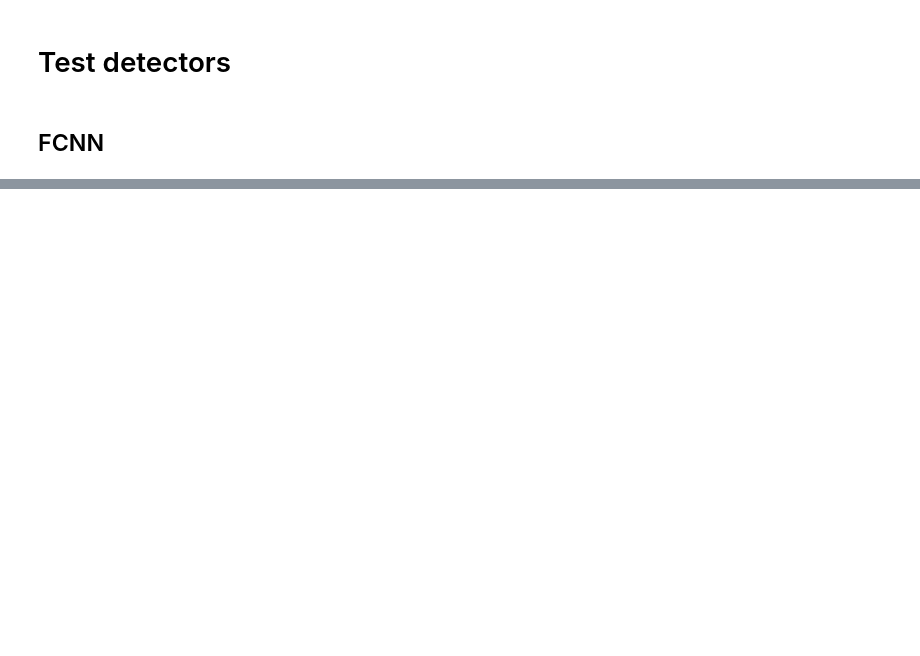
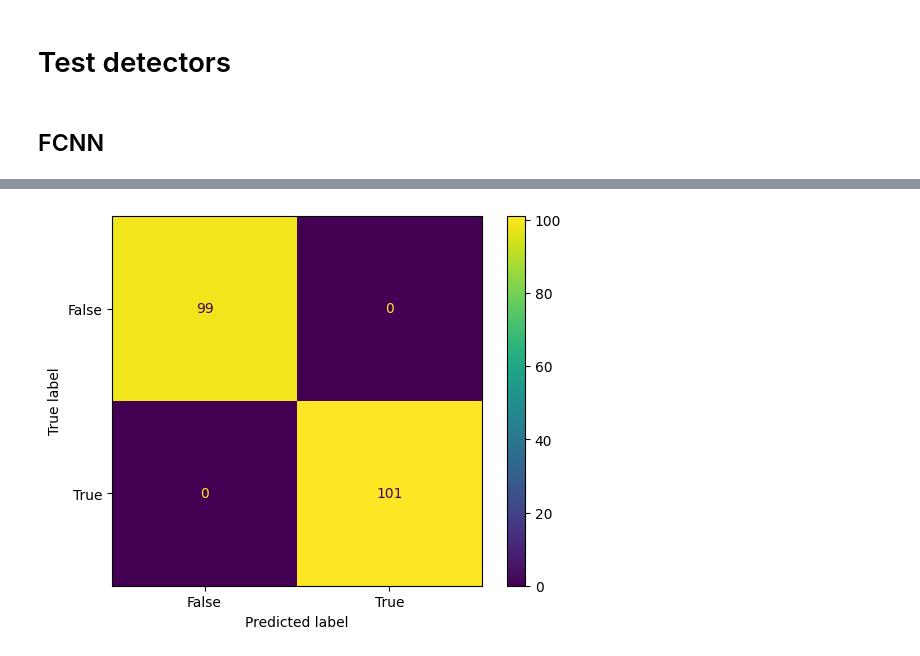
Before and after one commit to stratosphereips/ml-detectors-ctu-50, a Jupyter notebook: ctu-50-deteciton1.ipynb, the cells around one changed output, grey strips where cells are left out. Cells and saved outputs as stored; diff of their text form; code cells hidden in the pictures; blank space fills up the shorter version.

```diff
--- a/ctu-50-deteciton1.ipynb
+++ b/ctu-50-deteciton1.ipynb
@@ -700,0 +914,5 @@ dense_12 (None, 32) float32
+# %%
+# Use the forest's predict method on the test data
+predictions = rf_best.predict(X_test)
+np.unique(predictions, return_counts=True)
+print(classification_report(y_test, predictions, zero_division=True))
@@ -700,0 +928,10 @@ dense_12 (None, 32) float32
+# %%
+from sklearn import metrics
+import matplotlib.pyplot as plt
+
+confusion_matrix = metrics.confusion_matrix(y_test, predictions)
+cm_display = metrics.ConfusionMatrixDisplay(confusion_matrix = confusion_matrix, display_labels = [False, True])
+cm_display.plot()
+plt.show()
+# %% [output]
+[figure, added]
```
Also changed, not shown: parts of 74 cells of this notebook.
